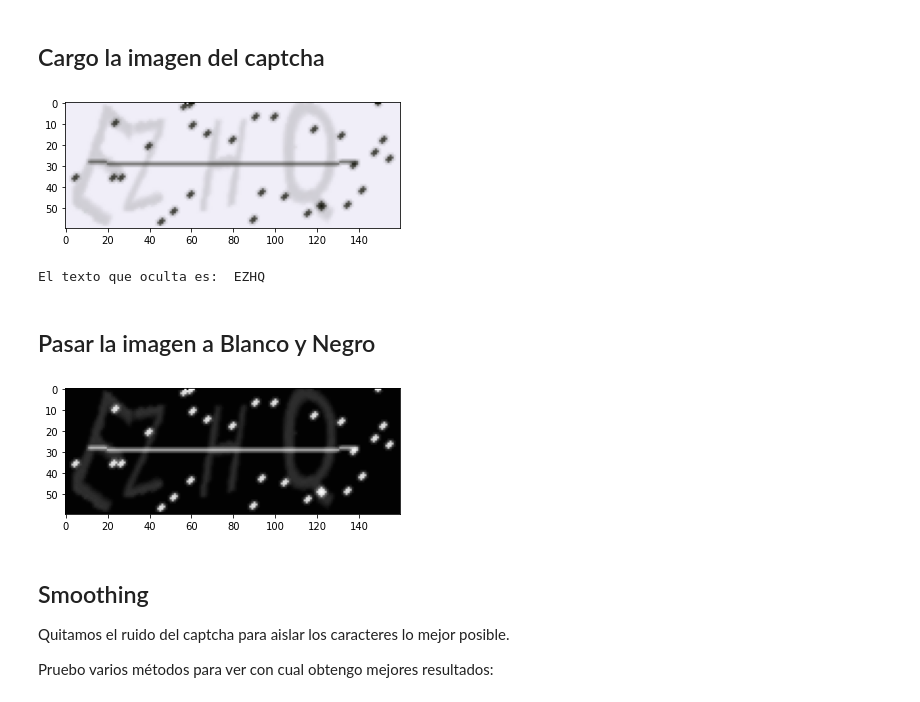
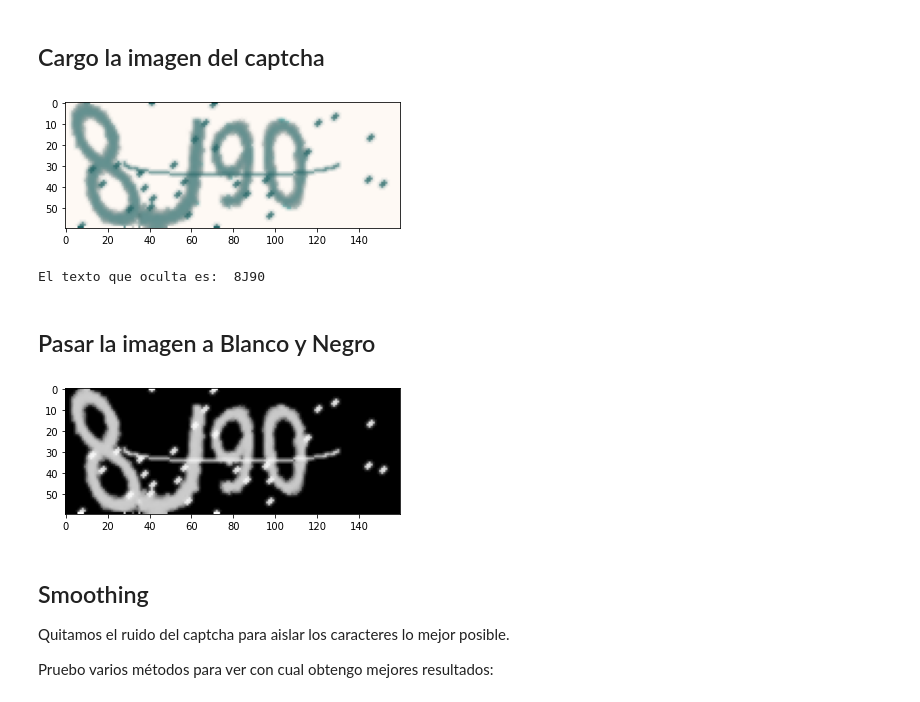
Before and after one commit to rfminguez/w8-proyecto_final-rompe_captcha, a Jupyter notebook: 01 - Creacion Dataset Letras.ipynb, the cells around one changed output. Drawn from its saved outputs; the diff is of its cells as text; code cells hidden in the pictures.

```diff
--- a/01 - Creacion Dataset Letras.ipynb
+++ b/01 - Creacion Dataset Letras.ipynb
@@ -118,15 +122,16 @@ def save_letter_image(image, letter, counter, output_folder = 'input/letter_data
 # %%
 #captcha_image_filename = 'input/captchas_dataset/train_data/1BCS.png'
 #captcha_image_filename = 'input/captchas_dataset/train_data/DXOJ.png'
-captcha_image_filename = 'input/captchas_dataset/train_data/EZHQ.png'
+#captcha_image_filename = 'input/captchas_dataset/train_data/EZHQ.png'
+captcha_image_filename = 'input/captchas_dataset/train_data/8J90.png'
 
 image = get_image(captcha_image_filename)
 
 show(image)
 print("El texto que oculta es: ", get_captcha_text_from_filename(captcha_image_filename))
 # %% [output]
-[figure, old version]
+[figure, new version]
-El texto que oculta es:  EZHQ
+El texto que oculta es:  8J90
 # %% [markdown]
 ## Pasar la imagen a Blanco y Negro
 # %%
@@ -134,7 +139,7 @@ image_bnw = image_to_bnw(image.copy())
 
 show(image_bnw)
 # %% [output]
-[figure, old version]
+[figure, new version]
 # %% [markdown]
 ## Smoothing
 Quitamos el ruido del captcha para aislar los caracteres lo mejor posible.
```
Also changed, not shown: parts of 11 cells of this notebook.
